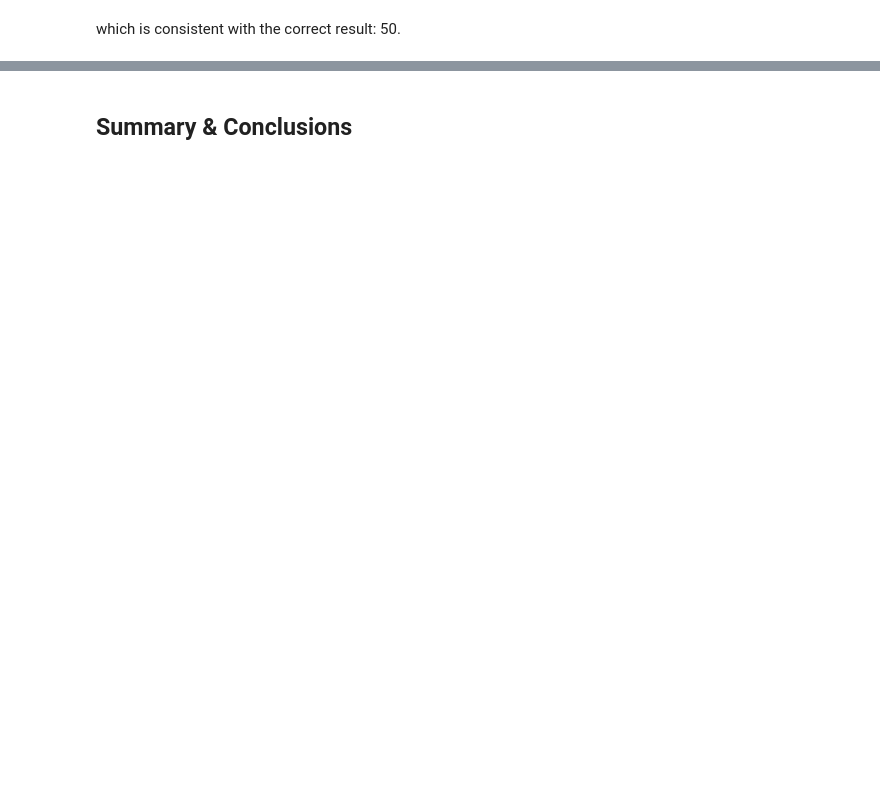
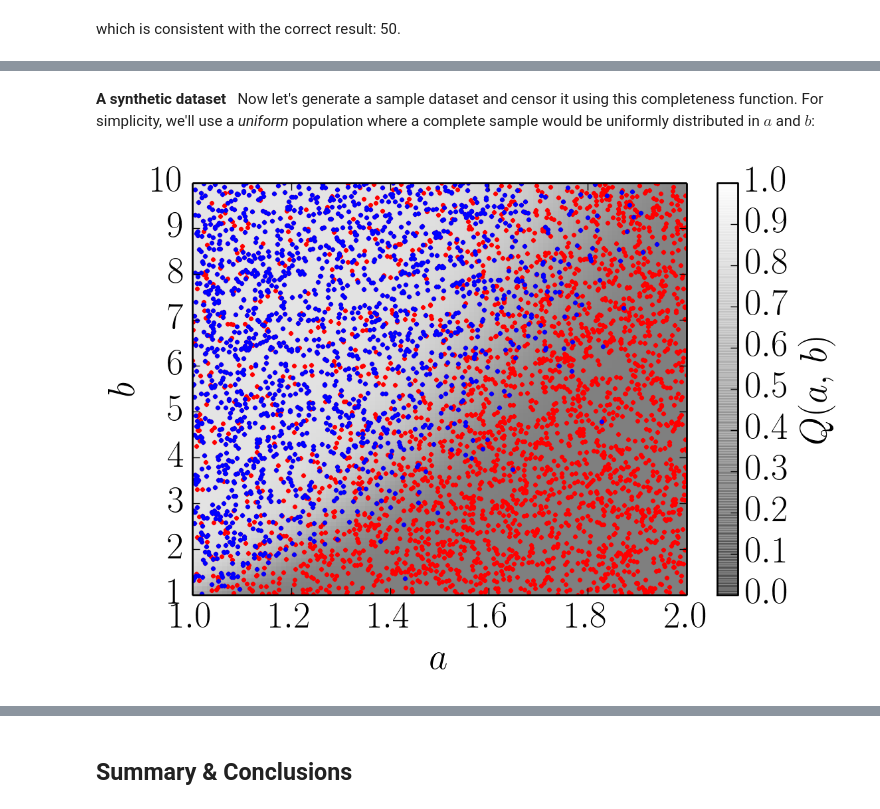
Before and after one commit to dfm/dfm.github.com, a Jupyter notebook: downloads/notebooks/histogram1.ipynb, the cells around one changed output, grey strips where cells are left out. Cells and saved outputs as stored; diff of their text form; code cells hidden in the pictures; blank space fills up the shorter version.

```diff
--- a/downloads/notebooks/histogram1.ipynb
+++ b/downloads/notebooks/histogram1.ipynb
@@ -173,0 +215,31 @@ which is consistent with the correct result: 50.
+# %% [markdown]
+**A synthetic dataset** &nbsp;
+Now let's generate a sample dataset and censor it using this completeness function.
+For simplicity, we'll use a *uniform* population where a complete sample would be uniformly distributed in $a$ and $b$:
+# %%
+# Generate the true (uncensored) samples.
+np.random.seed(1234)
+true_rate = 500
+K = np.random.poisson(true_rate * (amx - amn) * (bmx - bmn))
+samples = np.vstack([
+    np.random.uniform(amn, amx, size=K),
+    np.random.uniform(bmn, bmx, size=K),
+]).T
+
+# Censor this dataset using the completeness function.
+q = detection_efficiency(samples[:, 0], samples[:, 1])
+m = np.random.rand(K) < q
+dataset = samples[m]
+q = q[m]
+
+# Overplot the dataset on the completeness function.
+pl.pcolor(A, B, detection_efficiency(A, B), cmap="gray", vmin=0, vmax=1, alpha=0.5)
+pl.plot(samples[:, 0], samples[:, 1], ".r", ms=4)
+pl.plot(dataset[:, 0], dataset[:, 1], ".b", ms=4)
+pl.xlim(amn, amx)
+pl.ylim(bmn, bmx)
+pl.xlabel(r"$a$")
+pl.ylabel(r"$b$")
+pl.colorbar(label=r"$Q(a,\,b)$");
+# %% [output]
+[figure, added]
```
Also changed, not shown: parts of 25 cells of this notebook, 2 other files.
